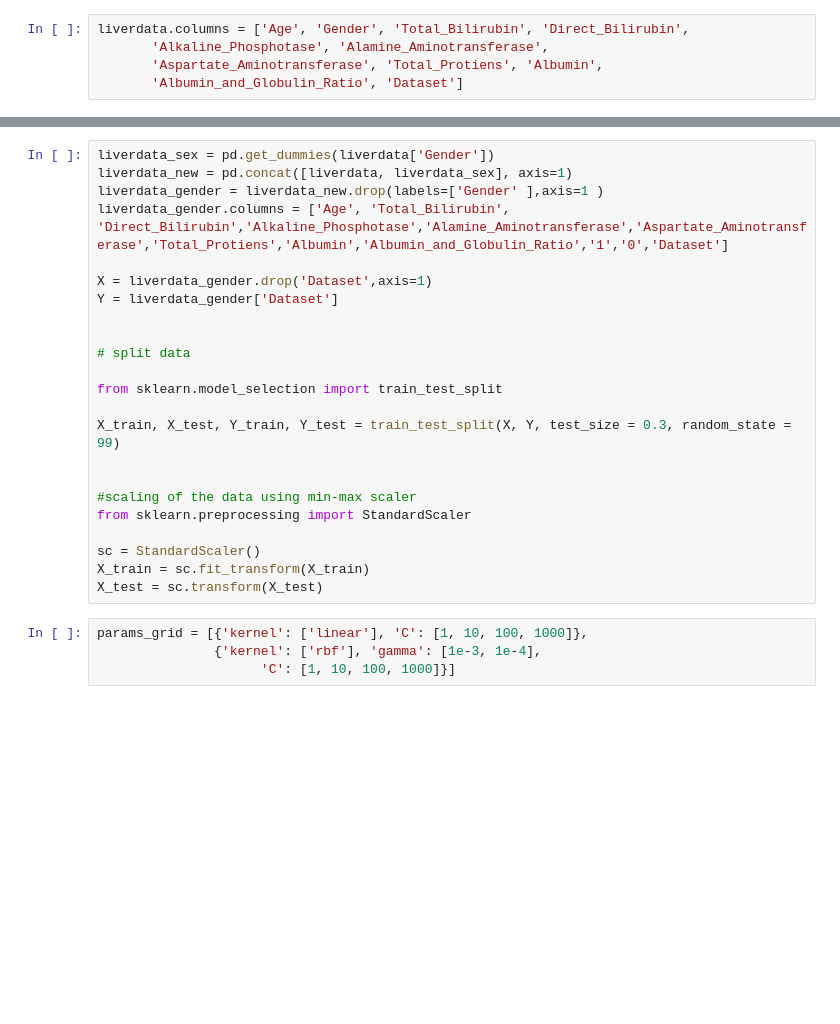
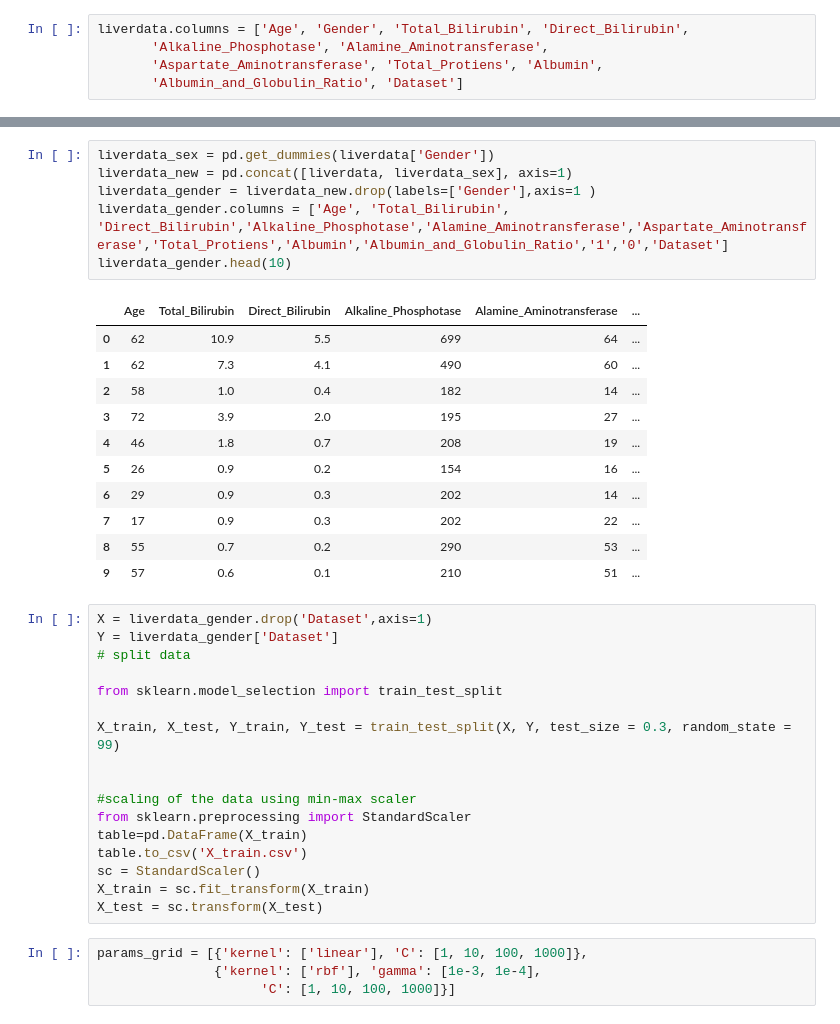
Before and after one commit to RakshithDB1/Predication-of-liver-disease-using-machine-learning-techniques, a Jupyter notebook: svm_modified.ipynb, the cells around one changed output, grey strips where cells are left out. Saved outputs shown, nothing was run; the diff lists cells and outputs as text; blank space fills up the shorter version.

```diff
--- a/svm_modified.ipynb
+++ b/svm_modified.ipynb
@@ -43,13 +47,24 @@ Number of patients not diagnosed with liver disease:  167
+# %%
+liverdata_sex = pd.get_dummies(liverdata['Gender'])
+liverdata_new = pd.concat([liverdata, liverdata_sex], axis=1)
+liverdata_gender = liverdata_new.drop(labels=['Gender'],axis=1 )
+liverdata_gender.columns = ['Age', 'Total_Bilirubin', 'Direct_Bilirubin','Alkaline_Phosphotase','Alamine_Aminotransferase','Aspartate_Aminotransferase','Total_Protiens','Albumin','Albumin_and_Globulin_Ratio','1','0','Dataset']
+liverdata_gender.head(10)
+# %% [output]
+|  | Age | Total_Bilirubin | Direct_Bilirubin | Alkaline_Phosphotase | Alamine_Aminotransferase | ... |
+| 0 | 62 | 10.9 | 5.5 | 699 | 64 | ... |
+| 1 | 62 | 7.3 | 4.1 | 490 | 60 | ... |
+| 2 | 58 | 1.0 | 0.4 | 182 | 14 | ... |
+| 3 | 72 | 3.9 | 2.0 | 195 | 27 | ... |
+| 4 | 46 | 1.8 | 0.7 | 208 | 19 | ... |
+| 5 | 26 | 0.9 | 0.2 | 154 | 16 | ... |
+| 6 | 29 | 0.9 | 0.3 | 202 | 14 | ... |
+| 7 | 17 | 0.9 | 0.3 | 202 | 22 | ... |
+| 8 | 55 | 0.7 | 0.2 | 290 | 53 | ... |
+| 9 | 57 | 0.6 | 0.1 | 210 | 51 | ... |
 # %%
-liverdata_sex = pd.get_dummies(liverdata['Gender'])
-liverdata_new = pd.concat([liverdata, liverdata_sex], axis=1)
-liverdata_gender = liverdata_new.drop(labels=['Gender' ],axis=1 )
-liverdata_gender.columns = ['Age', 'Total_Bilirubin', 'Direct_Bilirubin','Alkaline_Phosphotase','Alamine_Aminotransferase','Aspartate_Aminotransferase','Total_Protiens','Albumin','Albumin_and_Globulin_Ratio','1','0','Dataset']
-
 X = liverdata_gender.drop('Dataset',axis=1)
 Y = liverdata_gender['Dataset']
-
-
 # split data
 
 from sklearn.model_selection import train_test_split
@@ -59,7 +74,8 @@ X_train, X_test, Y_train, Y_test = train_test_split(X, Y, test_size = 0.3, rando
 
 #scaling of the data using min-max scaler
 from sklearn.preprocessing import StandardScaler
-
+table=pd.DataFrame(X_train)
+table.to_csv('X_train.csv')
 sc = StandardScaler()
 X_train = sc.fit_transform(X_train)
 X_test = sc.transform(X_test)
```
Also changed, not shown: parts of 7 cells of this notebook.
